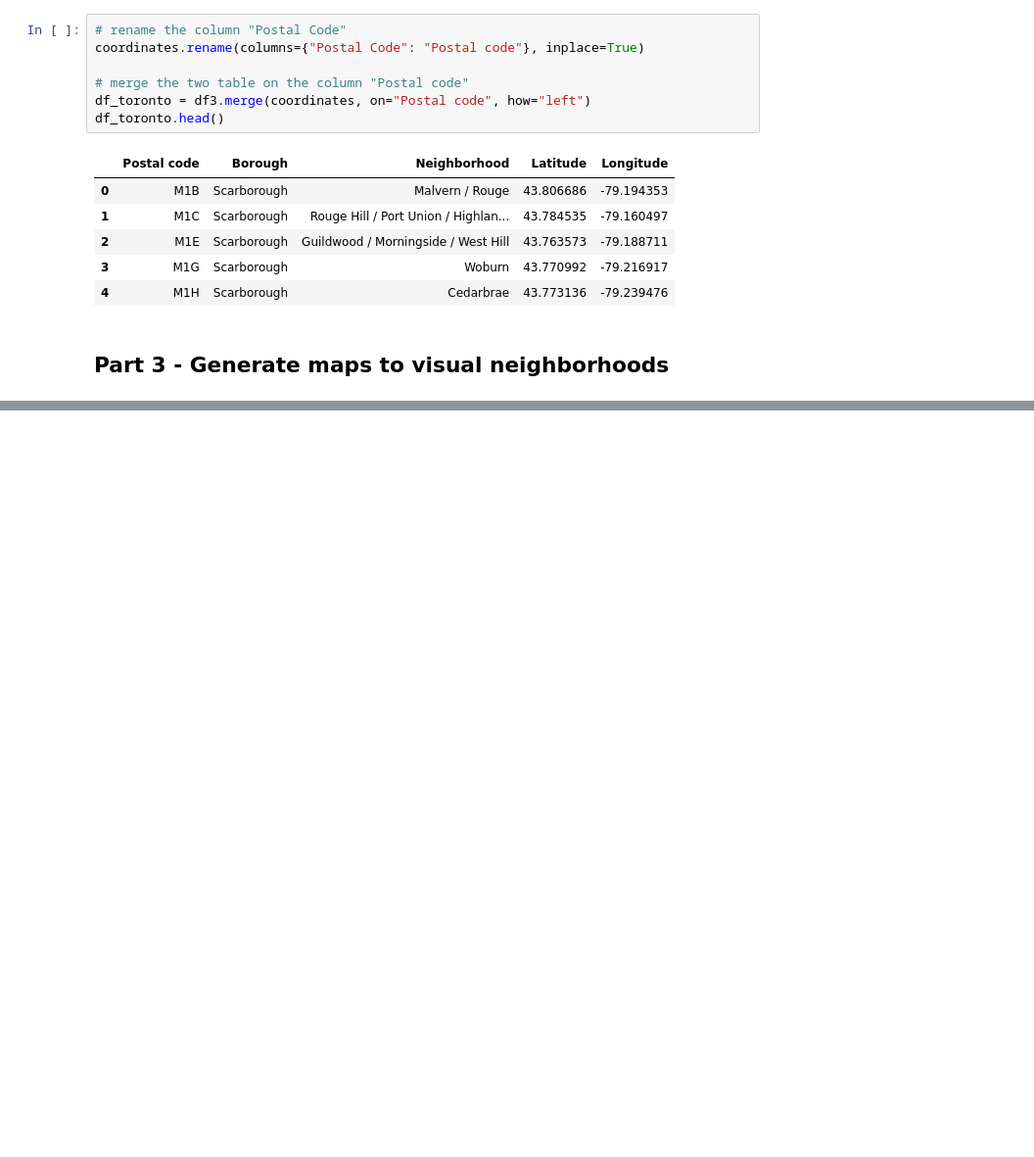
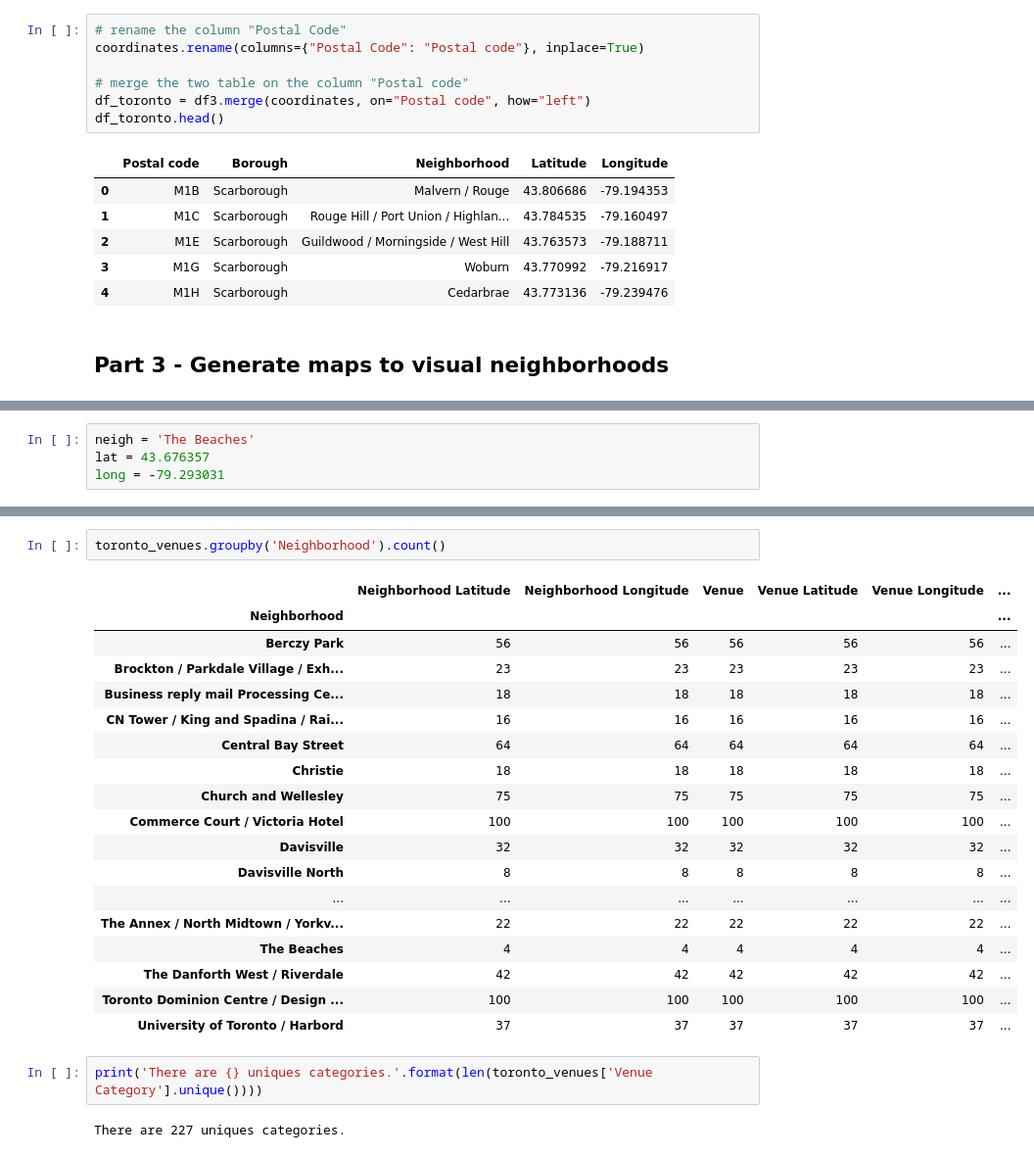
Before and after one commit to aasfarias/Coursera_Capstone, a Jupyter notebook: Week3.ipynb, the cells around one changed output, grey strips where cells are left out. Shown: that part at 98% size. Cells and saved outputs as stored; diff of their text form; blank space fills up the shorter version.

```diff
--- a/Week3.ipynb
+++ b/Week3.ipynb
@@ -142,0 +173,4 @@ map_toronto
+# %%
+neigh = 'The Beaches'
+lat = 43.676357
+long = -79.293031
@@ -142,0 +287,25 @@ map_toronto
+# %%
+toronto_venues.groupby('Neighborhood').count()
+# %% [output]
+|  | Neighborhood Latitude | Neighborhood Longitude | Venue | Venue Latitude | Venue Longitude | ... |
+| Neighborhood |  |  |  |  |  | ... |
+| Berczy Park | 56 | 56 | 56 | 56 | 56 | ... |
+| Brockton / Parkdale Village / Exh... | 23 | 23 | 23 | 23 | 23 | ... |
+| Business reply mail Processing Ce... | 18 | 18 | 18 | 18 | 18 | ... |
+| CN Tower / King and Spadina / Rai... | 16 | 16 | 16 | 16 | 16 | ... |
+| Central Bay Street | 64 | 64 | 64 | 64 | 64 | ... |
+| Christie | 18 | 18 | 18 | 18 | 18 | ... |
+| Church and Wellesley | 75 | 75 | 75 | 75 | 75 | ... |
+| Commerce Court / Victoria Hotel | 100 | 100 | 100 | 100 | 100 | ... |
+| Davisville | 32 | 32 | 32 | 32 | 32 | ... |
+| Davisville North | 8 | 8 | 8 | 8 | 8 | ... |
+| ... | ... | ... | ... | ... | ... | ... |
+| The Annex / North Midtown / Yorkv... | 22 | 22 | 22 | 22 | 22 | ... |
+| The Beaches | 4 | 4 | 4 | 4 | 4 | ... |
+| The Danforth West / Riverdale | 42 | 42 | 42 | 42 | 42 | ... |
+| Toronto Dominion Centre / Design ... | 100 | 100 | 100 | 100 | 100 | ... |
+| University of Toronto / Harbord | 37 | 37 | 37 | 37 | 37 | ... |
+# %%
+print('There are {} uniques categories.'.format(len(toronto_venues['Venue Category'].unique())))
+# %% [output]
+There are 227 uniques categories.
```
Also changed, not shown: parts of 24 cells of this notebook.
